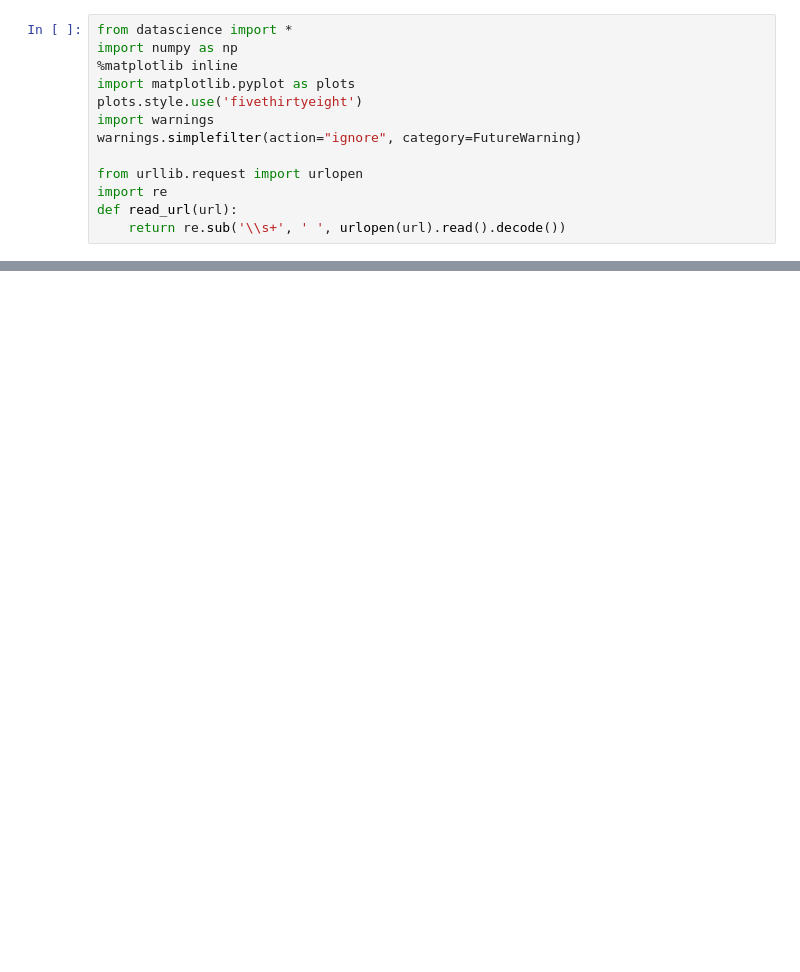
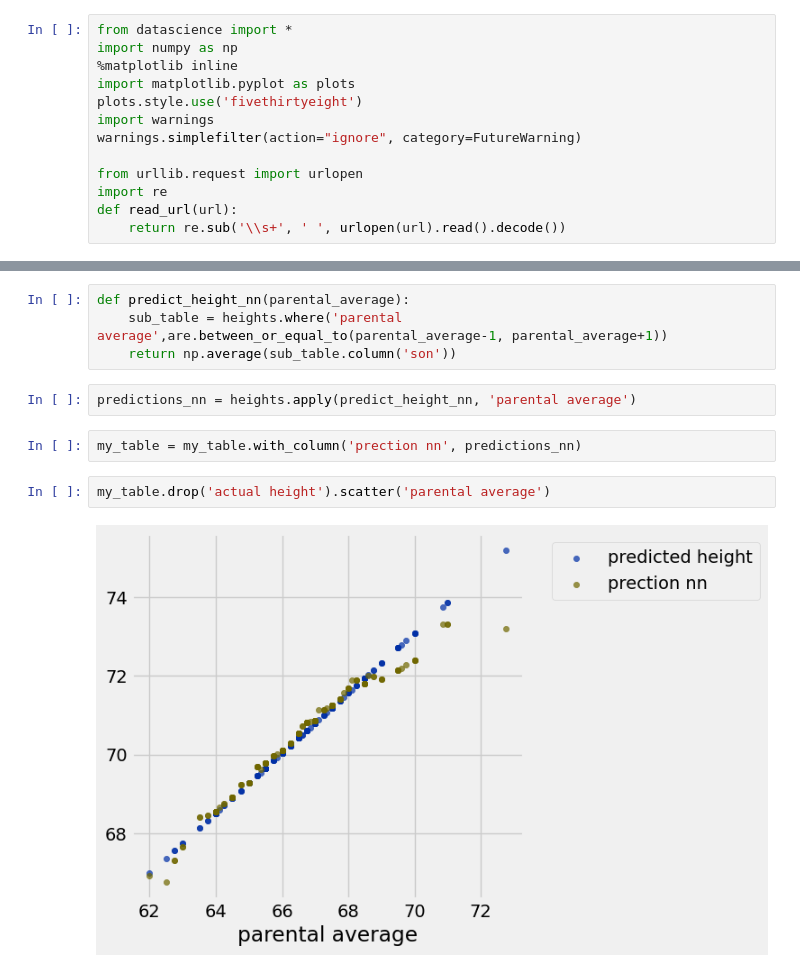
Before and after one commit to Laney-Community-College/math-118-student, a Jupyter notebook: lecture/blank notebook (with standard units).ipynb, the cells around one changed output, grey strips where cells are left out. Drawn from its saved outputs; the diff is of its cells as text; blank space fills up the shorter version.

```diff
--- a/lecture/blank notebook (with standard units).ipynb
+++ b/lecture/blank notebook (with standard units).ipynb
@@ -106,0 +107,12 @@ sales.apply(to_standard_units,'1st Flr SF')
+# %%
+def predict_height_nn(parental_average):
+    sub_table = heights.where('parental average',are.between_or_equal_to(parental_average-1, parental_average+1))
+    return np.average(sub_table.column('son'))
+# %%
+predictions_nn = heights.apply(predict_height_nn, 'parental average')
+# %%
+my_table = my_table.with_column('prection nn', predictions_nn)
+# %%
+my_table.drop('actual height').scatter('parental average')
+# %% [output]
+[figure, added]
```
Also changed, not shown: parts of 14 cells of this notebook.
